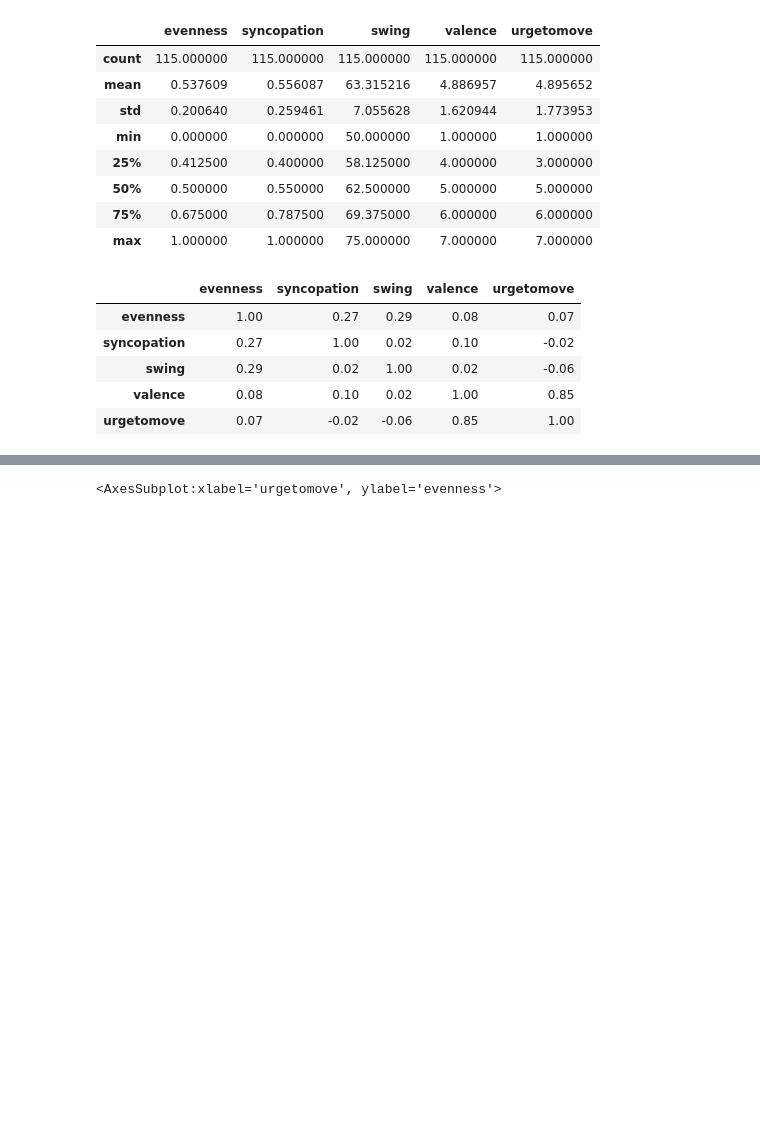
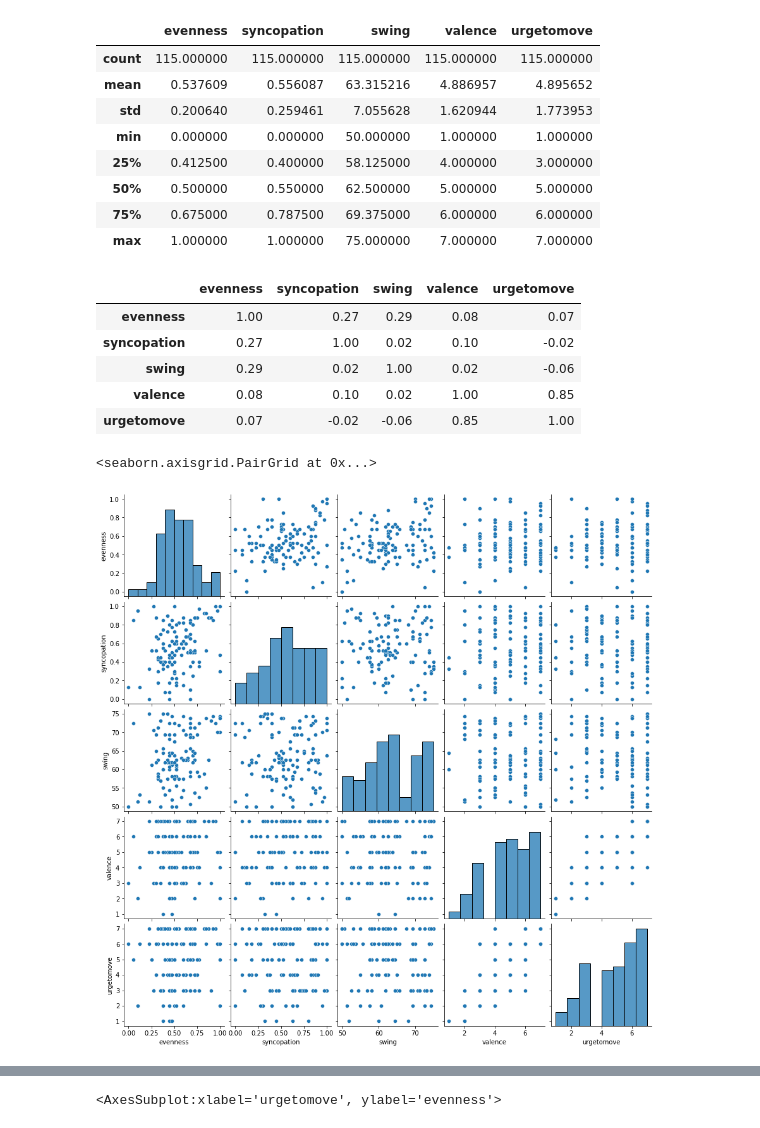
Before and after one commit to pamonroy/groove-smpc, a Jupyter notebook: grovesmpc_analisys.ipynb, the cells around one changed output, grey strips where cells are left out. Saved outputs shown, nothing was run; the diff lists cells and outputs as text; code cells hidden in the pictures; blank space fills up the shorter version.

```diff
--- a/grovesmpc_analisys.ipynb
+++ b/grovesmpc_analisys.ipynb
@@ -92,4 +92,9 @@ corr.style.background_gradient(cmap='coolwarm').format(precision=2)
 | swing | 0.29 | 0.02 | 1.00 | 0.02 | -0.06 |
 | valence | 0.08 | 0.10 | 0.02 | 1.00 | 0.85 |
 | urgetomove | 0.07 | -0.02 | -0.06 | 0.85 | 1.00 |
+# %%
+sb.pairplot(df)
+# %% [output]
+<seaborn.axisgrid.PairGrid at 0x...>
+[figure, added]
 # %%
```
Also changed, not shown: parts of 2 cells of this notebook.
